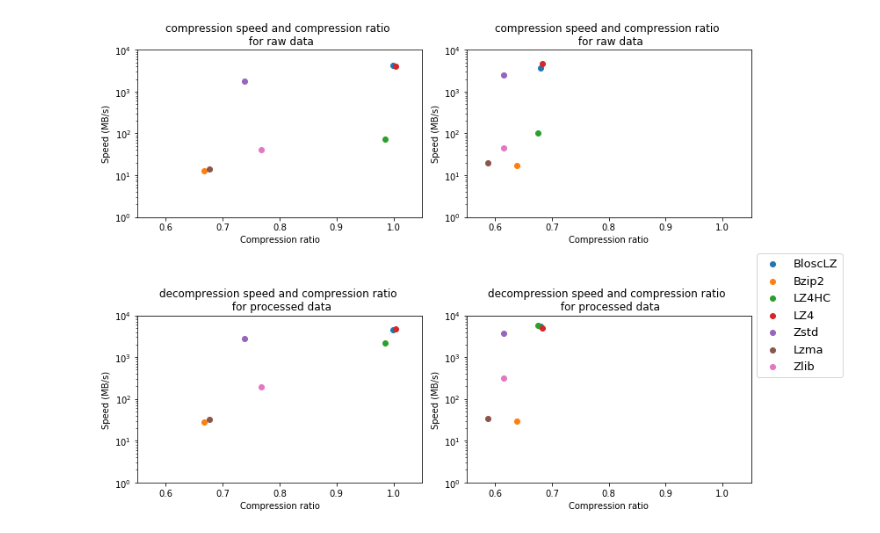
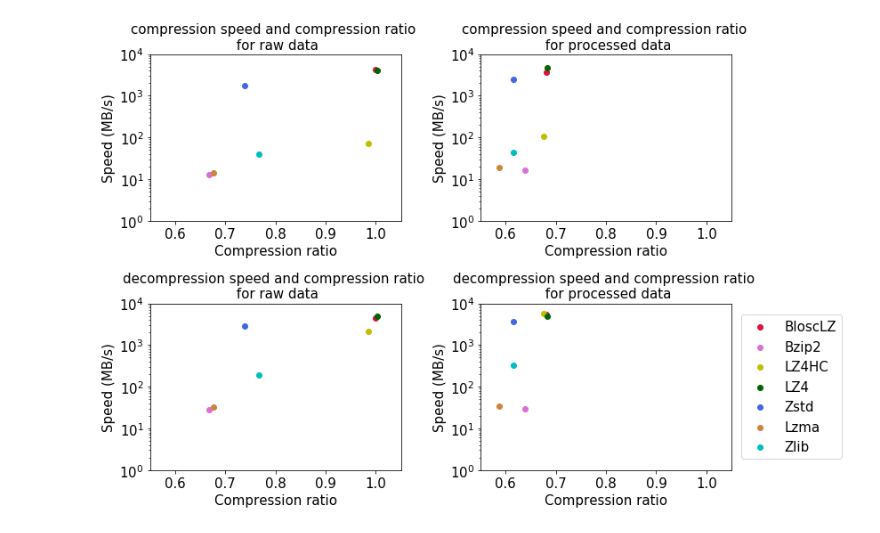
Before and after one commit to vittel1/XFEL-Project, a Jupyter notebook: compression/xfel_lzbench_results.ipynb, the cells around one changed output. Saved outputs shown, nothing was run; the diff lists cells and outputs as text; code cells hidden in the pictures.

```diff
--- a/compression/xfel_lzbench_results.ipynb
+++ b/compression/xfel_lzbench_results.ipynb
@@ -7,3 +10,12 @@ import matplotlib.patches as mpatches
+# %%
+SMALL_SIZE = 15
+plt.rc('font', size=SMALL_SIZE)          # controls default text sizes
+plt.rc('axes', titlesize=SMALL_SIZE)     # fontsize of the axes title
+plt.rc('axes', labelsize=SMALL_SIZE)    # fontsize of the x and y labels
+plt.rc('xtick', labelsize=SMALL_SIZE)    # fontsize of the tick labels
+plt.rc('ytick', labelsize=SMALL_SIZE)    # fontsize of the tick labels
+plt.rc('legend', fontsize=SMALL_SIZE)    # legend fontsize
+plt.rc('figure', titlesize=SMALL_SIZE)
 # %%
 csv_files_raw = 'lzbench-raw.out'
 df = pd.read_csv(csv_files_raw, sep=",")
@@ -151,37 +168,37 @@ plt.legend(loc="best", handles=[ratio_legend, speed_legend])
 fig, ax = plt.subplots(2, 2, figsize=(12, 8))
 #fig.show()
 
-ax[0,0].scatter(raw_blosc.groupby(['Level'])['Ratio'].mean().min(),raw_blosc.groupby(['Level'])['Compression speed'].mean().max(), label="BloscLZ")
-ax[0,0].scatter(raw_bzip2.groupby(['Level'])['Ratio'].mean().min(), raw_bzip2.groupby(['Level'])['Compression speed'].mean().max(), label="Bzip2")
-ax[0,0].scatter(raw_lz4hc.groupby(['Level'])['Ratio'].mean().min(), raw_lz4hc.groupby(['Level'])['Compression speed'].mean().max(), label="LZ4HC")
-ax[0,0].scatter(raw_lz4.groupby(['Level'])['Ratio'].mean().min(), raw_lz4.groupby(['Level'])['Compression speed'].mean().max(), label="LZ4")
-ax[0,0].scatter(raw_zstd.groupby(['Level'])['Ratio'].mean().min(), raw_zstd.groupby(['Level'])['Compression speed'].mean().max(), label="Zstd")
-ax[0,0].scatter(raw_lzma.groupby(['Level'])['Ratio'].mean().min(), raw_lzma.groupby(['Level'])['Compression speed'].mean().max(), label="Lzma")
-ax[0,0].scatter(raw_zlib.groupby(['Level'])['Ratio'].mean().min(), raw_zlib.groupby(['Level'])['Compression speed'].mean().max(), label="Zlib")
+ax[0,0].scatter(raw_blosc.groupby(['Level'])['Ratio'].mean().min(),raw_blosc.groupby(['Level'])['Compression speed'].mean().max(), label="BloscLZ", color="crimson")
+ax[0,0].scatter(raw_bzip2.groupby(['Level'])['Ratio'].mean().min(), raw_bzip2.groupby(['Level'])['Compression speed'].mean().max(), label="Bzip2", color="orchid")
+ax[0,0].scatter(raw_lz4hc.groupby(['Level'])['Ratio'].mean().min(), raw_lz4hc.groupby(['Level'])['Compression speed'].mean().max(), label="LZ4HC", color="y")
+ax[0,0].scatter(raw_lz4.groupby(['Level'])['Ratio'].mean().min(), raw_lz4.groupby(['Level'])['Compression speed'].mean().max(), label="LZ4", color='darkgreen')
+ax[0,0].scatter(raw_zstd.groupby(['Level'])['Ratio'].mean().min(), raw_zstd.groupby(['Level'])['Compression speed'].mean().max(), label="Zstd", color="royalblue")
+ax[0,0].scatter(raw_lzma.groupby(['Level'])['Ratio'].mean().min(), raw_lzma.groupby(['Level'])['Compression speed'].mean().max(), label="Lzma", color="peru")
+ax[0,0].scatter(raw_zlib.groupby(['Level'])['Ratio'].mean().min(), raw_zlib.groupby(['Level'])['Compression speed'].mean().max(), label="Zlib", color="c")
 
-ax[0,1].scatter(proc_blosc.groupby(['Level'])['Ratio'].mean().min(),proc_blosc.groupby(['Level'])['Compression speed'].mean().max(), label="BloscLZ")
-ax[0,1].scatter(proc_bzip2.groupby(['Level'])['Ratio'].mean().min(), proc_bzip2.groupby(['Level'])['Compression speed'].mean().max(), label="Bzip2")
-ax[0,1].scatter(proc_lz4hc.groupby(['Level'])['Ratio'].mean().min(), proc_lz4hc.groupby(['Level'])['Compression speed'].mean().max(), label="LZ4HC")
-ax[0,1].scatter(proc_lz4.groupby(['Level'])['Ratio'].mean().min(), proc_lz4.groupby(['Level'])['Compression speed'].mean().max(), label="LZ4")
-ax[0,1].scatter(proc_zstd.groupby(['Level'])['Ratio'].mean().min(), proc_zstd.groupby(['Level'])['Compression speed'].mean().max(), label="Zstd")
-ax[0,1].scatter(proc_lzma.groupby(['Level'])['Ratio'].mean().min(), proc_lzma.groupby(['Level'])['Compression speed'].mean().max(), label="Lzma")
-ax[0,1].scatter(proc_zlib.groupby(['Level'])['Ratio'].mean().min(), proc_zlib.groupby(['Level'])['Compression speed'].mean().max(), label="Zlib")
+ax[0,1].scatter(proc_blosc.groupby(['Level'])['Ratio'].mean().min(),proc_blosc.groupby(['Level'])['Compression speed'].mean().max(), label="BloscLZ", color="crimson")
+ax[0,1].scatter(proc_bzip2.groupby(['Level'])['Ratio'].mean().min(), proc_bzip2.groupby(['Level'])['Compression speed'].mean().max(), label="Bzip2", color="orchid")
+ax[0,1].scatter(proc_lz4hc.groupby(['Level'])['Ratio'].mean().min(), proc_lz4hc.groupby(['Level'])['Compression speed'].mean().max(), label="LZ4HC", color="y")
+ax[0,1].scatter(proc_lz4.groupby(['Level'])['Ratio'].mean().min(), proc_lz4.groupby(['Level'])['Compression speed'].mean().max(), label="LZ4", color='darkgreen')
+ax[0,1].scatter(proc_zstd.groupby(['Level'])['Ratio'].mean().min(), proc_zstd.groupby(['Level'])['Compression speed'].mean().max(), label="Zstd", color="royalblue")
+ax[0,1].scatter(proc_lzma.groupby(['Level'])['Ratio'].mean().min(), proc_lzma.groupby(['Level'])['Compression speed'].mean().max(), label="Lzma", color="peru")
+ax[0,1].scatter(proc_zlib.groupby(['Level'])['Ratio'].mean().min(), proc_zlib.groupby(['Level'])['Compression speed'].mean().max(), label="Zlib", color="c")
 
-ax[1,0].scatter(raw_blosc.groupby(['Level'])['Ratio'].mean().min(),raw_blosc.groupby(['Level'])['Decompression speed'].mean().max(), label="BloscLZ")
-ax[1,0].scatter(raw_bzip2.groupby(['Level'])['Ratio'].mean().min(), raw_bzip2.groupby(['Level'])['Decompression speed'].mean().max(), label="Bzip2")
-ax[1,0].scatter(raw_lz4hc.groupby(['Level'])['Ratio'].mean().min(), raw_lz4hc.groupby(['Level'])['Decompression speed'].mean().max(), label="LZ4HC")
-ax[1,0].scatter(raw_lz4.groupby(['Level'])['Ratio'].mean().min(), raw_lz4.groupby(['Level'])['Decompression speed'].mean().max(), label="LZ4")
-ax[1,0].scatter(raw_zstd.groupby(['Level'])['Ratio'].mean().min(), raw_zstd.groupby(['Level'])['Decompression speed'].mean().max(), label="Zstd")
-ax[1,0].scatter(raw_lzma.groupby(['Level'])['Ratio'].mean().min(), raw_lzma.groupby(['Level'])['Decompression speed'].mean().max(), label="Lzma")
-ax[1,0].scatter(raw_zlib.groupby(['Level'])['Ratio'].mean().min(), raw_zlib.groupby(['Level'])['Decompression speed'].mean().max(), label="Zlib")
+ax[1,0].scatter(raw_blosc.groupby(['Level'])['Ratio'].mean().min(),raw_blosc.groupby(['Level'])['Decompression speed'].mean().max(), label="BloscLZ", color="crimson")
+ax[1,0].scatter(raw_bzip2.groupby(['Level'])['Ratio'].mean().min(), raw_bzip2.groupby(['Level'])['Decompression speed'].mean().max(), label="Bzip2", color="orchid")
+ax[1,0].scatter(raw_lz4hc.groupby(['Level'])['Ratio'].mean().min(), raw_lz4hc.groupby(['Level'])['Decompression speed'].mean().max(), label="LZ4HC", color="y")
+ax[1,0].scatter(raw_lz4.groupby(['Level'])['Ratio'].mean().min(), raw_lz4.groupby(['Level'])['Decompression speed'].mean().max(), label="LZ4", color='darkgreen')
+ax[1,0].scatter(raw_zstd.groupby(['Level'])['Ratio'].mean().min(), raw_zstd.groupby(['Level'])['Decompression speed'].mean().max(), label="Zstd", color="royalblue")
+ax[1,0].scatter(raw_lzma.groupby(['Level'])['Ratio'].mean().min(), raw_lzma.groupby(['Level'])['Decompression speed'].mean().max(), label="Lzma", color="peru")
+ax[1,0].scatter(raw_zlib.groupby(['Level'])['Ratio'].mean().min(), raw_zlib.groupby(['Level'])['Decompression speed'].mean().max(), label="Zlib", color="c")
 
-ax[1,1].scatter(proc_blosc.groupby(['Level'])['Ratio'].mean().min(),proc_blosc.groupby(['Level'])['Decompression speed'].mean().max(), label="BloscLZ")
-ax[1,1].scatter(proc_bzip2.groupby(['Level'])['Ratio'].mean().min(), proc_bzip2.groupby(['Level'])['Decompression speed'].mean().max(), label="Bzip2")
-ax[1,1].scatter(proc_lz4hc.groupby(['Level'])['Ratio'].mean().min(), proc_lz4hc.groupby(['Level'])['Decompression speed'].mean().max(), label="LZ4HC")
-ax[1,1].scatter(proc_lz4.groupby(['Level'])['Ratio'].mean().min(), proc_lz4.groupby(['Level'])['Decompression speed'].mean().max(), label="LZ4")
-ax[1,1].scatter(proc_zstd.groupby(['Level'])['Ratio'].mean().min(), proc_zstd.groupby(['Level'])['Decompression speed'].mean().max(), label="Zstd")
-ax[1,1].scatter(proc_lzma.groupby(['Level'])['Ratio'].mean().min(), proc_lzma.groupby(['Level'])['Decompression speed'].mean().max(), label="Lzma")
-ax[1,1].scatter(proc_zlib.groupby(['Level'])['Ratio'].mean().min(), proc_zlib.groupby(['Level'])['Decompression speed'].mean().max(), label="Zlib")
+ax[1,1].scatter(proc_blosc.groupby(['Level'])['Ratio'].mean().min(),proc_blosc.groupby(['Level'])['Decompression speed'].mean().max(), label="BloscLZ", color="crimson")
+ax[1,1].scatter(proc_bzip2.groupby(['Level'])['Ratio'].mean().min(), proc_bzip2.groupby(['Level'])['Decompression speed'].mean().max(), label="Bzip2", color="orchid")
+ax[1,1].scatter(proc_lz4hc.groupby(['Level'])['Ratio'].mean().min(), proc_lz4hc.groupby(['Level'])['Decompression speed'].mean().max(), label="LZ4HC", color="y")
+ax[1,1].scatter(proc_lz4.groupby(['Level'])['Ratio'].mean().min(), proc_lz4.groupby(['Level'])['Decompression speed'].mean().max(), label="LZ4", color='darkgreen')
+ax[1,1].scatter(proc_zstd.groupby(['Level'])['Ratio'].mean().min(), proc_zstd.groupby(['Level'])['Decompression speed'].mean().max(), label="Zstd", color="royalblue")
+ax[1,1].scatter(proc_lzma.groupby(['Level'])['Ratio'].mean().min(), proc_lzma.groupby(['Level'])['Decompression speed'].mean().max(), label="Lzma", color="peru")
+ax[1,1].scatter(proc_zlib.groupby(['Level'])['Ratio'].mean().min(), proc_zlib.groupby(['Level'])['Decompression speed'].mean().max(), label="Zlib", color="c")
 
 
 ax[0,0].set_xlabel('Compression ratio')
@@ -192,34 +209,36 @@ ax[0,1].set_xlabel('Compression ratio')
 ax[0,1].set_ylabel('Speed (MB/s)')
 ax[0,1].set_yscale('log')
 
 ax[1,0].set_xlabel('Compression ratio')
 ax[1,0].set_ylabel('Speed (MB/s)')
 ax[1,0].set_yscale('log')
 
 ax[1,1].set_xlabel('Compression ratio')
 ax[1,1].set_ylabel('Speed (MB/s)')
 ax[1,1].set_yscale('log')
 
 
 ax[0,0].set_xlim([0.55, 1.05])
 ax[0,1].set_xlim([0.55, 1.05])
 ax[1,0].set_xlim([0.55, 1.05])
 ax[1,1].set_xlim([0.55, 1.05])
 
 ax[0,0].set_ylim([1.e+0, 1.e+4])
 ax[0,1].set_ylim([1.e+0, 1.e+4])
 ax[1,0].set_ylim([1.e+0, 1.e+4])
 ax[1,1].set_ylim([1.e+0, 1.e+4])
 
 
 ax[0,0].set_title("compression speed and compression ratio \n for raw data")
-ax[0,1].set_title("compression speed and compression ratio \n for raw data")
-ax[1,0].set_title("decompression speed and compression ratio \n for processed data")
+ax[0,1].set_title("compression speed and compression ratio \n for processed data")
+ax[1,0].set_title("decompression speed and compression ratio \n for raw data")
 ax[1,1].set_title("decompression speed and compression ratio \n for processed data")
 
 
-plt.legend(loc='center left', bbox_to_anchor=(1, 1), fontsize=13)
+plt.legend(bbox_to_anchor=(1.04,0.5), loc="center left", borderaxespad=0)
 plt.tight_layout()
 plt.show()
+
+fig.savefig('LzBench_Scatter.png', dpi=900, bbox_inches='tight')
 # %% [output]
-[figure, old version]
+[figure, new version]
```
Also changed, not shown: parts of 11 cells of this notebook, 1 other file.
